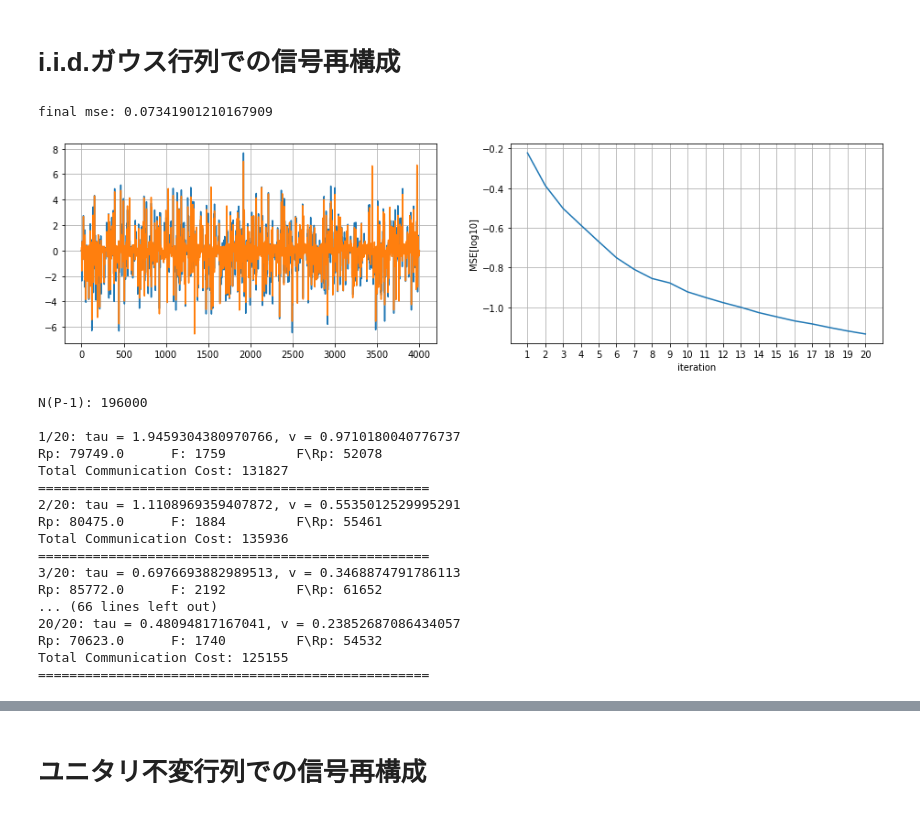
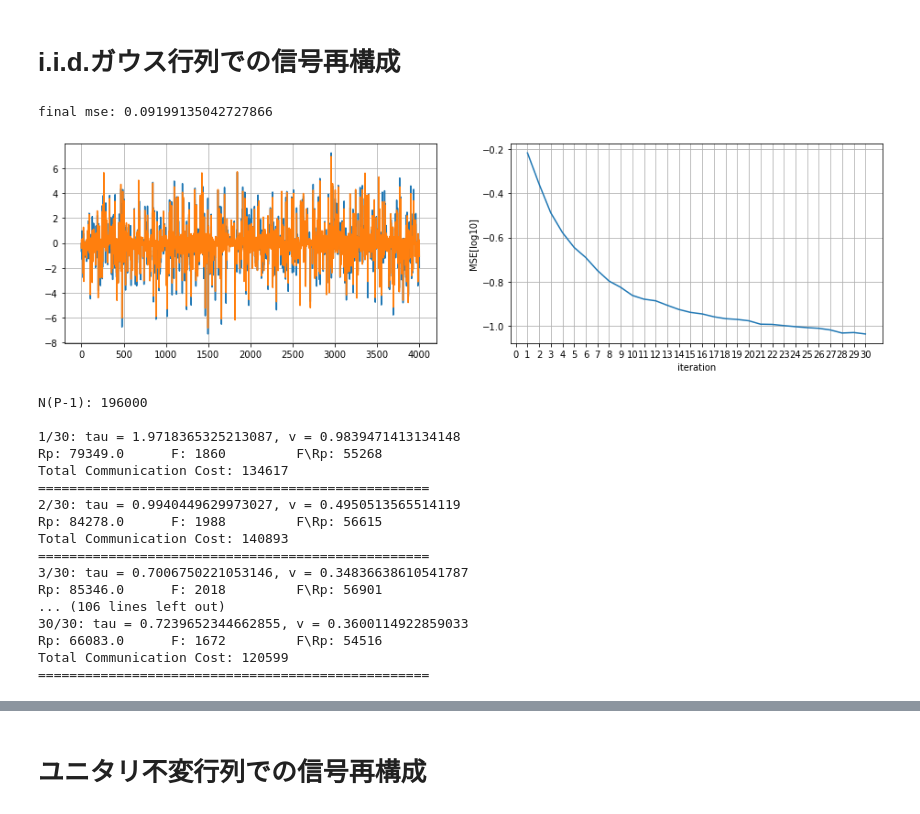
Before and after one commit to Qip21n0/Lassolver, a Jupyter notebook: examples/sample1.ipynb, the cells around one changed output, grey strips where cells are left out. Saved outputs shown, nothing was run; the diff lists cells and outputs as text; code cells hidden in the pictures.

```diff
--- a/examples/sample1.ipynb
+++ b/examples/sample1.ipynb
@@ -25,7 +25,7 @@ rho = 0.2
 # %%
 kappa = 5
 P = 50
-T = 20
+T = 30
 # %%
 x = bernouli_gaussian(N, rho)
 SNR = 60
@@ -35,35 +35,35 @@ UniInv = UniInvar(M, N, kappa)
 # %% [markdown]
 # i.i.d.ガウス行列での信号再構成
 # %%
-tmp1G = AMP(iidG.A, x, SNR)
-tmp2G = D_AMP(iidG.A, x, SNR, P)
-tmp3G = OAMP(iidG.A, x, SNR)
-tmp4G = D_OAMP(iidG.A, x, SNR, P)
+tmp_iidG = [AMP(iidG.A, x, SNR),
+        D_AMP(iidG.A, x, SNR, P),
+        OAMP(iidG.A, x, SNR),
+        D_OAMP(iidG.A, x, SNR, P)]
 # %%
-tmp1G.estimate(T=T)
-tmp1G.result()
+tmp_iidG[0].estimate(T=T)
+tmp_iidG[0].result()
 # %% [output]
-final mse: 0.07341901210167909
+final mse: 0.09199135042727866
-[figure, old version]
+[figure, new version]
 # %%
 print("N(P-1): {}".format(N*(P-1)))
 print("")
-tmp2G.estimate(T=T, log=True)
+tmp_iidG[1].estimate(T=T, log=True)
 # %% [output]
 N(P-1): 196000
 
-1/20: tau = 1.9459304380970766, v = 0.9710180040776737
-Rp: 79749.0      F: 1759         F\Rp: 52078
-Total Communication Cost: 131827
+1/30: tau = 1.9718365325213087, v = 0.9839471413134148
+Rp: 79349.0      F: 1860         F\Rp: 55268
+Total Communication Cost: 134617
 ==================================================
-2/20: tau = 1.1108969359407872, v = 0.5535012529995291
-Rp: 80475.0      F: 1884         F\Rp: 55461
-Total Communication Cost: 135936
+2/30: tau = 0.9940449629973027, v = 0.4950513565514119
+Rp: 84278.0      F: 1988         F\Rp: 56615
+Total Communication Cost: 140893
 ==================================================
-3/20: tau = 0.6976693882989513, v = 0.3468874791786113
-Rp: 85772.0      F: 2192         F\Rp: 61652
-... (66 lines left out)
-20/20: tau = 0.48094817167041, v = 0.23852687086434057
-Rp: 70623.0      F: 1740         F\Rp: 54532
-Total Communication Cost: 125155
+3/30: tau = 0.7006750221053146, v = 0.34836638610541787
+Rp: 85346.0      F: 2018         F\Rp: 56901
+... (106 lines left out)
+30/30: tau = 0.7239652344662855, v = 0.3600114922859033
+Rp: 66083.0      F: 1672         F\Rp: 54516
+Total Communication Cost: 120599
 ==================================================
```
Also changed, not shown: parts of 21 cells of this notebook, 2 other files.
